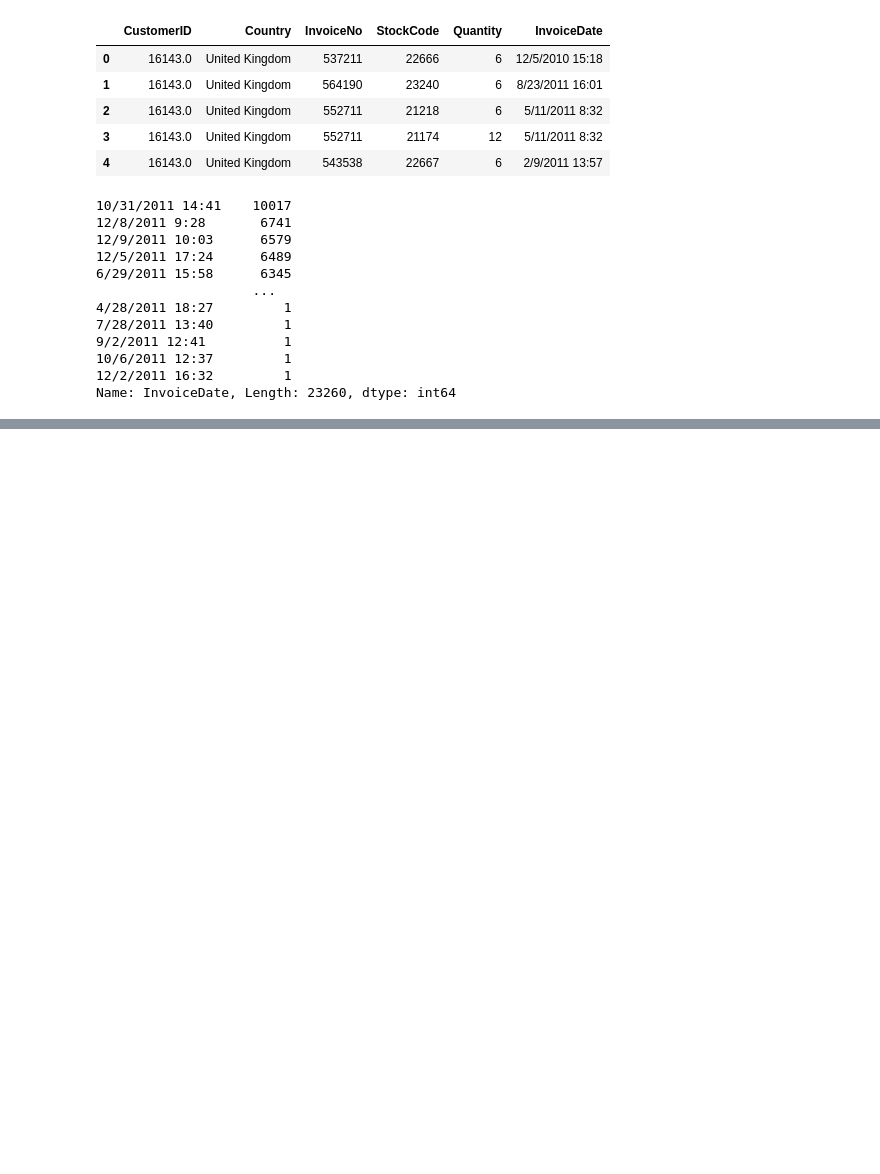
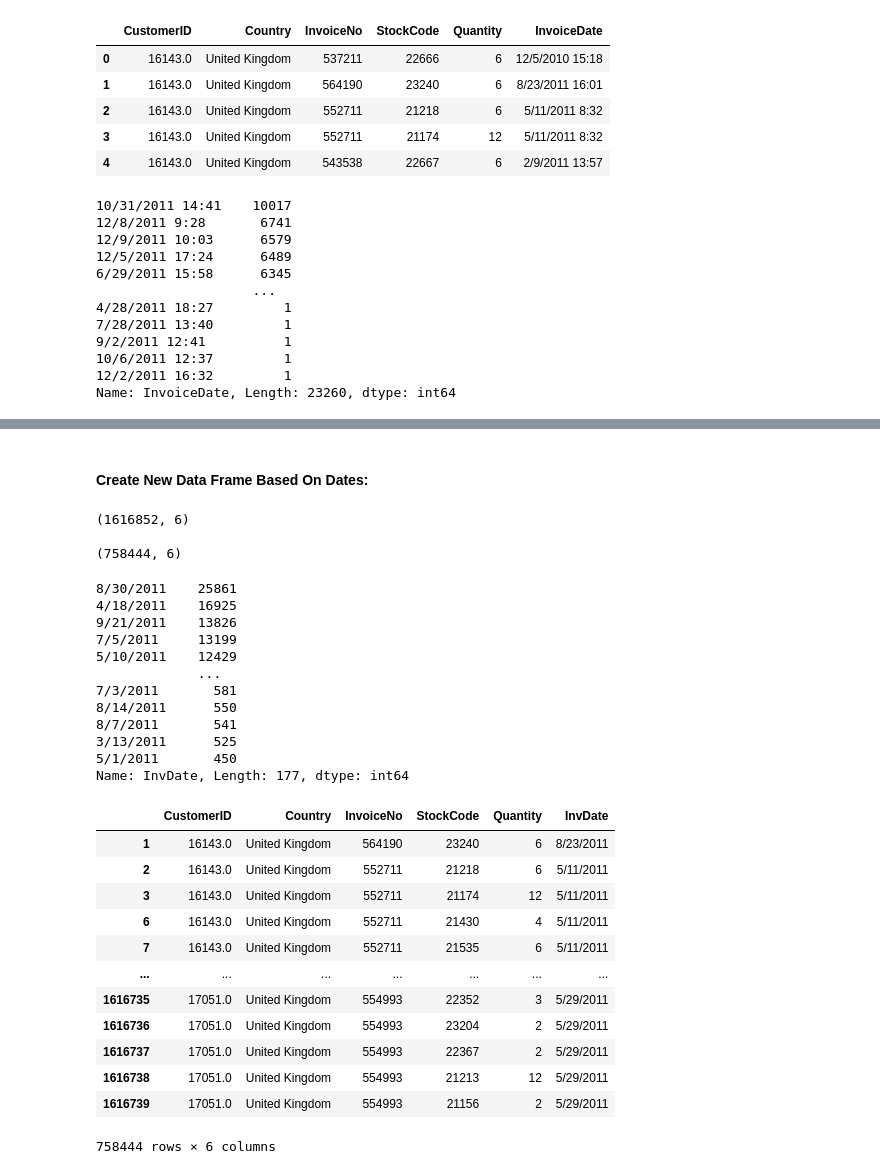
Before and after one commit to ADolbyB/data-science-python, a Jupyter notebook: 07_CaseStudy2/07_CaseStudy2.ipynb, the cells around one changed output, grey strips where cells are left out. Drawn from its saved outputs; the diff is of its cells as text; code cells hidden in the pictures; blank space fills up the shorter version.

```diff
--- a/07_CaseStudy2/07_CaseStudy2.ipynb
+++ b/07_CaseStudy2/07_CaseStudy2.ipynb
@@ -234,0 +231,3 @@ TypeError: descriptor 'strftime' for 'datetime.date' objects doesn't apply to a
+# %%
+date_list = dates.to_list()
+display(date_list[0:25]) # display 1st 25 dates
@@ -234,0 +270,8 @@ TypeError: descriptor 'strftime' for 'datetime.date' objects doesn't apply to a
+# %%
+date_new = []
+for i in date_list:
+    #d = i.strip(' ')[:-5] # strip method not preferred: string data is not all the same length
+    d = i.split()[0] # split at the space character. we only want the 1st value [0]
+    date_new.append(d)
+
+display(date_new[0:25])
@@ -234,0 +329,40 @@ TypeError: descriptor 'strftime' for 'datetime.date' objects doesn't apply to a
+# %% [markdown]
+#### Create New Data Frame Based On Dates:
+# %%
+# original data frame shape:
+print(df_ci.shape, '\n')
+
+# create new DF with only 2011 dates:
+new_df = df_ci[df_ci.InvDate >= '2011']
+print(new_df.shape, '\n')
+display(new_df.InvDate.value_counts())
+display(new_df)
+# %% [output]
+(1616852, 6)
+
+(758444, 6)
+8/30/2011    25861
+4/18/2011    16925
+9/21/2011    13826
+7/5/2011     13199
+5/10/2011    12429
+             ...
+7/3/2011       581
+8/14/2011      550
+8/7/2011       541
+3/13/2011      525
+5/1/2011       450
+Name: InvDate, Length: 177, dtype: int64
+|  | CustomerID | Country | InvoiceNo | StockCode | Quantity | InvDate |
+| 1 | 16143.0 | United Kingdom | 564190 | 23240 | 6 | 8/23/2011 |
+| 2 | 16143.0 | United Kingdom | 552711 | 21218 | 6 | 5/11/2011 |
+| 3 | 16143.0 | United Kingdom | 552711 | 21174 | 12 | 5/11/2011 |
+| 6 | 16143.0 | United Kingdom | 552711 | 21430 | 4 | 5/11/2011 |
+| 7 | 16143.0 | United Kingdom | 552711 | 21535 | 6 | 5/11/2011 |
+| ... | ... | ... | ... | ... | ... | ... |
+| 1616735 | 17051.0 | United Kingdom | 554993 | 22352 | 3 | 5/29/2011 |
+| 1616736 | 17051.0 | United Kingdom | 554993 | 23204 | 2 | 5/29/2011 |
+| 1616737 | 17051.0 | United Kingdom | 554993 | 22367 | 2 | 5/29/2011 |
+| 1616738 | 17051.0 | United Kingdom | 554993 | 21213 | 12 | 5/29/2011 |
+| 1616739 | 17051.0 | United Kingdom | 554993 | 21156 | 2 | 5/29/2011 |
+758444 rows × 6 columns
```
Also changed, not shown: parts of 48 cells of this notebook.
